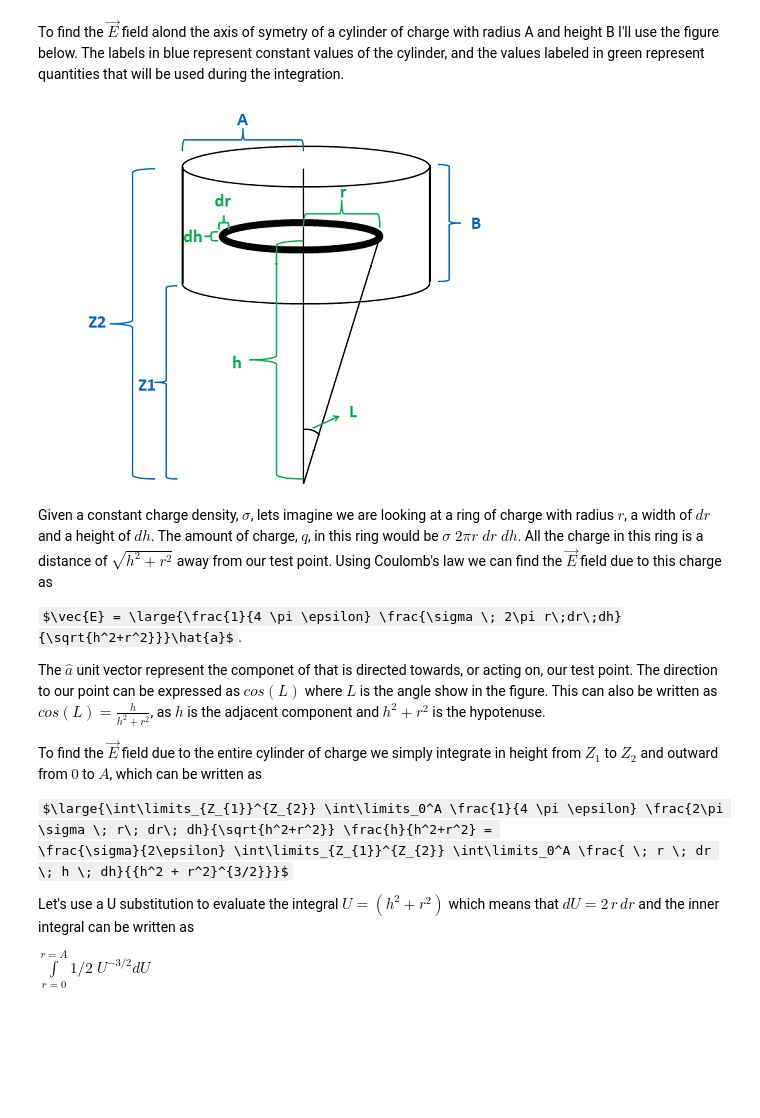
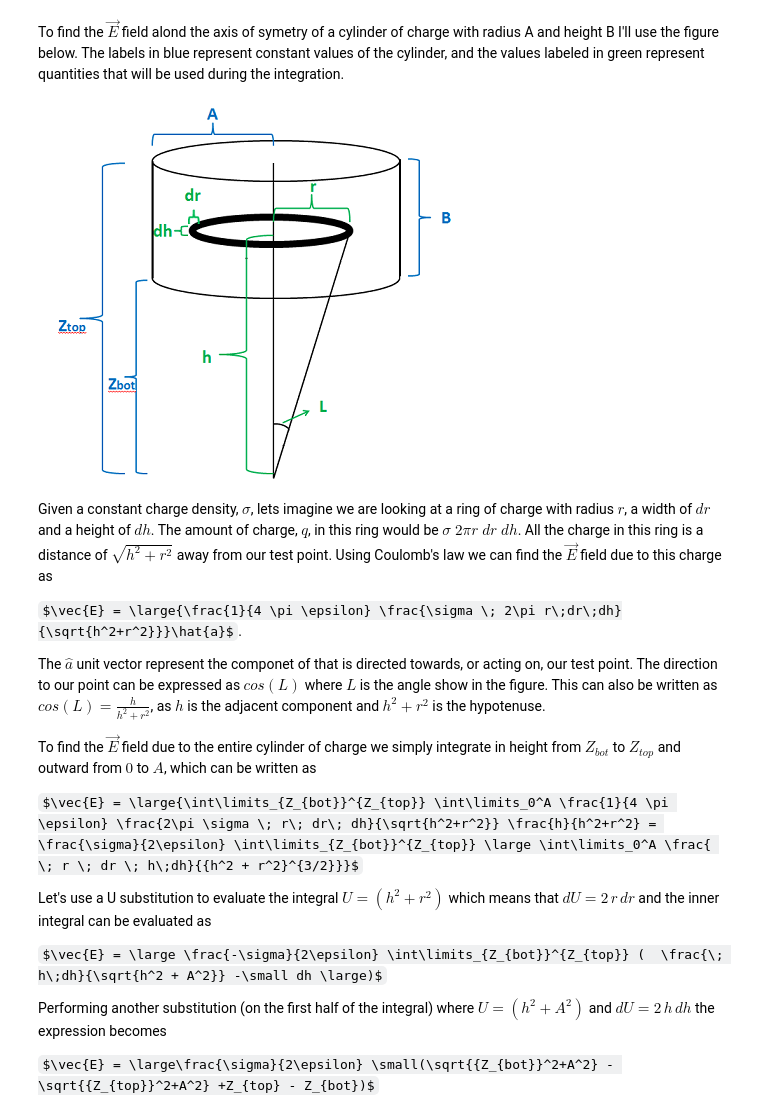
Before and after one commit to nhs36/HW2AtmoElec, a Jupyter notebook: AtmoElecHW2.ipynb, the cells around one changed output. Saved outputs shown, nothing was run; the diff lists cells and outputs as text; code cells hidden in the pictures; some formulas as TeX source; blank space fills up the shorter version.

Commit message:
Finished Part 1
Derivation is done and plots are working

```diff
--- a/AtmoElecHW2.ipynb
+++ b/AtmoElecHW2.ipynb
@@ -6,7 +6,8 @@ import matplotlib.pyplot as plt
 from IPython.display import Image
 %pylab inline
 
-i = Image(filename='Images/HW2_fig1.png')
+i1 = Image(filename='Images/HW2_fig1.png')
+i2 = Image(filename='Images/HW2_fig2.png')
 # %% [output]
 Populating the interactive namespace from numpy and matplotlib
 # %% [markdown]
@@ -21,10 +22,10 @@ The equation for the $\vec{E}$ field around a point charge is  $\vec{E} = \large
 ### Part B- $\; \vec{E}$ field for a single cylinder of charge
 # %% [markdown]
 To find the $\vec{E}$ field alond the axis of symetry of a cylinder of charge with radius A and height B I'll use the figure below.  The labels in blue represent constant values of the cylinder, and the values labeled in green represent quantities that will be used during the integration.
-# %%
-i
-# %% [output]
-[figure, removed]
+# %%
+i1
+# %% [output]
+[figure, added]
 # %% [markdown]
 Given a constant charge density, $\sigma$, lets imagine we are looking at a ring of charge with radius $r$, a width of $dr$ and a height of $dh$.  The amount of charge, $q$, in this ring would be $\sigma \; 2\pi r\;dr\;dh$.  All the charge in this ring is a distance of $\sqrt{h^2+r^2}$ away from our test point.  Using Coulomb's law we can find the $\vec{E}$ field due to this charge as
 
@@ -32,11 +33,16 @@ $\vec{E} = \large{\frac{1}{4 \pi \epsilon} \frac{\sigma \; 2\pi r\;dr\;dh}{\sqrt
 
 The $\hat{a}$ unit vector represent the componet of that is directed towards, or acting on, our test point.  The direction to our point can be expressed as $cos(L)$ where $L$ is the angle show in the figure.  This can also be written as $cos(L)=\frac{h}{h^2+r^2}$, as $h$ is the adjacent component and $h^2+r^2$ is the hypotenuse.
 
-To find the $\vec{E}$ field due to the entire cylinder of charge we simply integrate in height from $Z_1$ to $Z_2$ and outward from $0$ to $A$, which can be written as
+To find the $\vec{E}$ field due to the entire cylinder of charge we simply integrate in height from $Z_{bot}$ to $Z_{top}$ and outward from $0$ to $A$, which can be written as
 
-$\large{\int\limits_{Z_{1}}^{Z_{2}} \int\limits_0^A \frac{1}{4 \pi \epsilon} \frac{2\pi \sigma \; r\; dr\; dh}{\sqrt{h^2+r^2}} \frac{h}{h^2+r^2} =
-\frac{\sigma}{2\epsilon} \int\limits_{Z_{1}}^{Z_{2}} \int\limits_0^A \frac{ \; r \; dr \; h \; dh}{{h^2 + r^2}^{3/2}}}$
+$\vec{E} = \large{\int\limits_{Z_{bot}}^{Z_{top}} \int\limits_0^A \frac{1}{4 \pi \epsilon} \frac{2\pi \sigma \; r\; dr\; dh}{\sqrt{h^2+r^2}} \frac{h}{h^2+r^2} =
+\frac{\sigma}{2\epsilon} \int\limits_{Z_{bot}}^{Z_{top}} \large \int\limits_0^A \frac{ \; r \; dr \; h\;dh}{{h^2 + r^2}^{3/2}}}$
 
-Let's use a U substitution to evaluate the integral $U = (h^2+r^2)$ which means that $dU = 2\,r \,dr$ and the inner integral can be written as
+Let's use a U substitution to evaluate the integral $U = (h^2+r^2)$ which means that $dU = 2\,r \,dr$ and the inner integral can be evaluated as
 
-$\int\limits_{r=0}^{r=A} 1/2 \; U^{-3/2} dU $
+$\vec{E} = \large \frac{-\sigma}{2\epsilon} \int\limits_{Z_{bot}}^{Z_{top}} (  \frac{\; h\;dh}{\sqrt{h^2 + A^2}} -\small dh \large)$
+
+
+Performing another substitution (on the first half of the integral) where $U=(h^2+A^2)$ and $dU=2\,h\,dh$ the expression becomes
+
+$\vec{E} = \large\frac{\sigma}{2\epsilon} \small(\sqrt{{Z_{bot}}^2+A^2} - \sqrt{{Z_{top}}^2+A^2} +Z_{top} - Z_{bot})$
```
Also changed, not shown: parts of 20 cells of this notebook.
